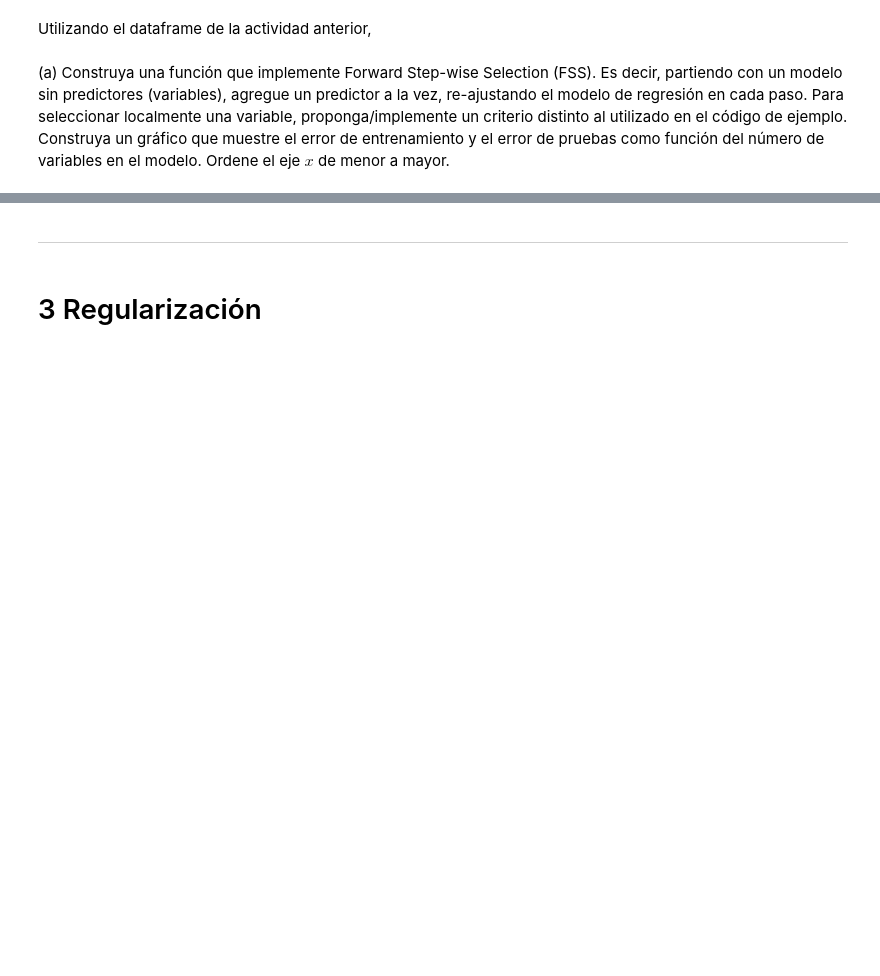
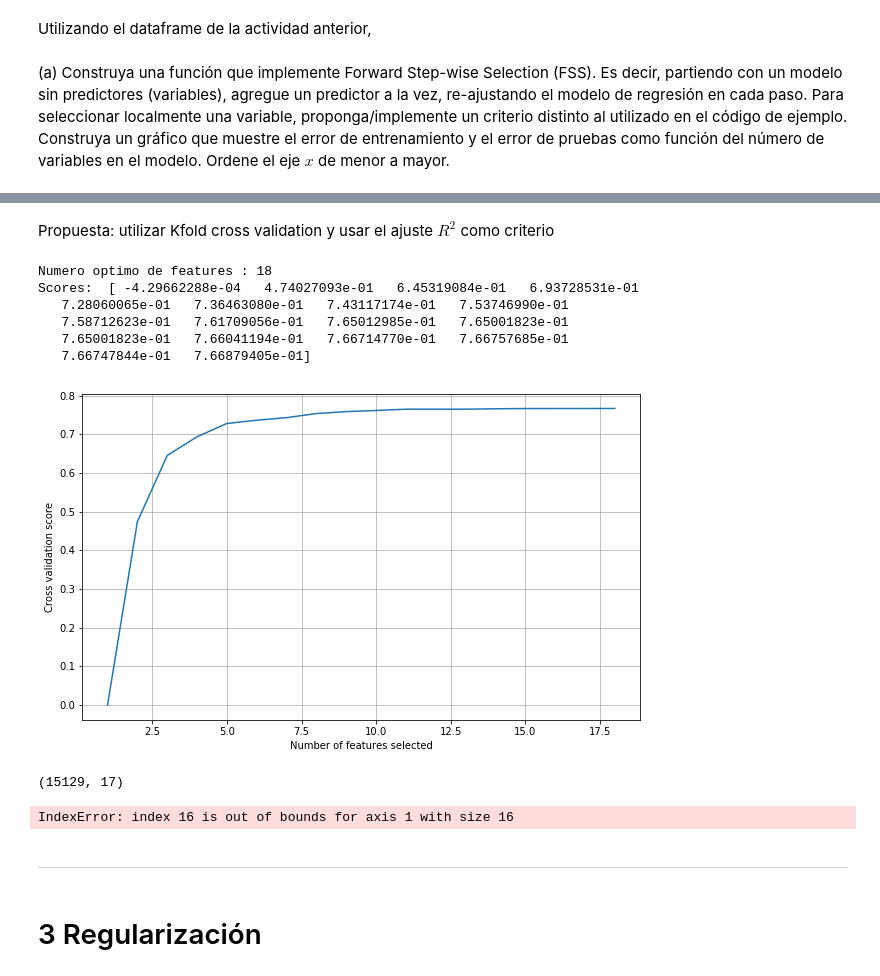
Before and after one commit to dsanmartin/INF578-HW, a Jupyter notebook: 1/Tarea1-ML.ipynb, the cells around one changed output, grey strips where cells are left out. Cells and saved outputs as stored; diff of their text form; code cells hidden in the pictures; blank space fills up the shorter version.

```diff
--- a/1/Tarea1-ML.ipynb
+++ b/1/Tarea1-ML.ipynb
@@ -352 +351,33 @@ totalvars=18, mse = 0.064516
 Selected [17, 8, 13, 2, 11, 6, 15, 1, 7, 5, 4, 3, 12, 0, 10, 16, 14, 9]
+# %% [markdown]
+Propuesta: utilizar Kfold cross validation y usar el ajuste $R^2$ como criterio
+# %%
+from sklearn.model_selection import KFold
+from sklearn.feature_selection import RFECV
+from sklearn.datasets import make_classification
+
+# Linear regression
+linreg = lm.LinearRegression(fit_intercept=False)
+
+# Uso de seleccion de caracteristicas de sklearn
+rfecv = RFECV(estimator=linreg, step=1, cv=KFold(5), scoring='r2')
+rfecv.fit(Xm, ym)
+
+print("Numero optimo de features : %d" % rfecv.n_features_)
+print "Scores: ", rfecv.grid_scores_
+
+# Plot number of features VS. cross-validation scores
+plt.figure(figsize=(10, 6))
+plt.xlabel("Number of features selected")
+plt.ylabel("Cross validation score")
+plt.plot(np.arange(1, 1 + len(rfecv.grid_scores_)), rfecv.grid_scores_)
+plt.grid(True)
+plt.show()
+# %% [output]
+Numero optimo de features : 18
+Scores:  [ -4.29662288e-04   4.74027093e-01   6.45319084e-01   6.93728531e-01
+   7.28060065e-01   7.36463080e-01   7.43117174e-01   7.53746990e-01
+   7.58712623e-01   7.61709056e-01   7.65012985e-01   7.65001823e-01
+   7.65001823e-01   7.66041194e-01   7.66714770e-01   7.66757685e-01
+   7.66747844e-01   7.66879405e-01]
+[figure, added]
@@ -353,3 +465,18 @@ Selected [17, 8, 13, 2, 11, 6, 15, 1, 7, 5, 4, 3, 12, 0, 10, 16, 14, 9]
+# %%
+Xm = Xtrain.as_matrix()
+Ym = ytrain.as_matrix()
+
+print Xm.shape
+
+names_regressors = ["bedrooms","bathrooms","sqft_living","sqft_lot","floors","waterfront","view",
+    "condition","grade","sqft_above","sqft_basement","yr_built","yr_renovated","lat-long",
+    "sqft_living15","sqft_lot15"]#, "intercept"]
+
+sel = fssFold(Xm, Ym, names_regressors)
+print "Selected", sel
+# %% [output]
+(15129, 17)
+IndexError: index 16 is out of bounds for axis 1 with size 16
 # %% [markdown]
 ---
 # %% [markdown]
```
Also changed, not shown: parts of 5 cells of this notebook.
